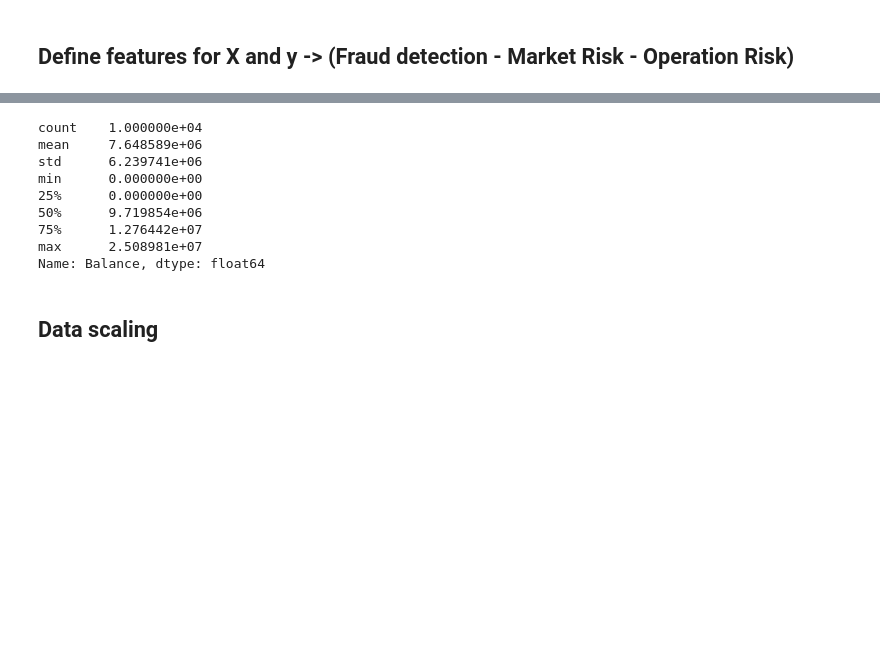
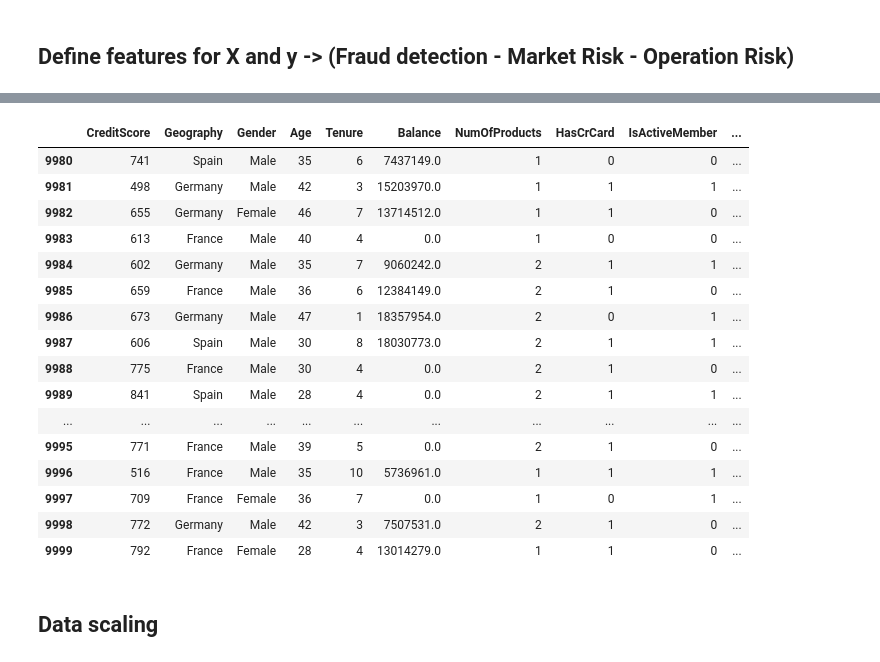
Before and after one commit to Mipjeiger/Bank-ML-End-to-end-Engineer, a Jupyter notebook: ml-engineer/notebooks/02_eda_fraud.ipynb, the cells around one changed output, grey strips where cells are left out. Saved outputs shown, nothing was run; the diff lists cells and outputs as text; code cells hidden in the pictures; blank space fills up the shorter version.

```diff
--- a/ml-engineer/notebooks/02_eda_fraud.ipynb
+++ b/ml-engineer/notebooks/02_eda_fraud.ipynb
@@ -174,15 +178,23 @@ X[['Complain', 'EstimatedSalary', 'NumOfProducts', 'Satisfaction Score', 'Point
 # %%
-df['Balance'].describe()
+df.tail(20)
 # %% [output]
-count    1.000000e+04
-mean     7.648589e+06
-std      6.239741e+06
-min      0.000000e+00
-25%      0.000000e+00
-50%      9.719854e+06
-75%      1.276442e+07
-max      2.508981e+07
-Name: Balance, dtype: float64
+|  | CreditScore | Geography | Gender | Age | Tenure | Balance | NumOfProducts | HasCrCard | IsActiveMember | ... |
+| 9980 | 741 | Spain | Male | 35 | 6 | 7437149.0 | 1 | 0 | 0 | ... |
+| 9981 | 498 | Germany | Male | 42 | 3 | 15203970.0 | 1 | 1 | 1 | ... |
+| 9982 | 655 | Germany | Female | 46 | 7 | 13714512.0 | 1 | 1 | 0 | ... |
+| 9983 | 613 | France | Male | 40 | 4 | 0.0 | 1 | 0 | 0 | ... |
+| 9984 | 602 | Germany | Male | 35 | 7 | 9060242.0 | 2 | 1 | 1 | ... |
+| 9985 | 659 | France | Male | 36 | 6 | 12384149.0 | 2 | 1 | 0 | ... |
+| 9986 | 673 | Germany | Male | 47 | 1 | 18357954.0 | 2 | 0 | 1 | ... |
+| 9987 | 606 | Spain | Male | 30 | 8 | 18030773.0 | 2 | 1 | 1 | ... |
+| 9988 | 775 | France | Male | 30 | 4 | 0.0 | 2 | 1 | 0 | ... |
+| 9989 | 841 | Spain | Male | 28 | 4 | 0.0 | 2 | 1 | 1 | ... |
+| ... | ... | ... | ... | ... | ... | ... | ... | ... | ... | ... |
+| 9995 | 771 | France | Male | 39 | 5 | 0.0 | 2 | 1 | 0 | ... |
+| 9996 | 516 | France | Male | 35 | 10 | 5736961.0 | 1 | 1 | 1 | ... |
+| 9997 | 709 | France | Female | 36 | 7 | 0.0 | 1 | 0 | 1 | ... |
+| 9998 | 772 | Germany | Male | 42 | 3 | 7507531.0 | 2 | 1 | 0 | ... |
+| 9999 | 792 | France | Female | 28 | 4 | 13014279.0 | 1 | 1 | 0 | ... |
 # %% [markdown]
 ## Data scaling
 # %%
```
Also changed, not shown: parts of 4 cells of this notebook, 4 other files.
